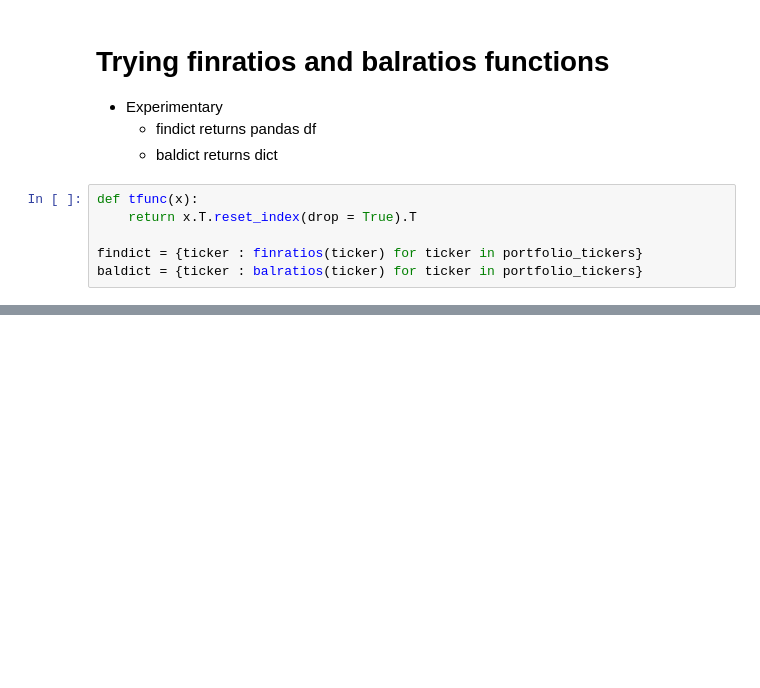
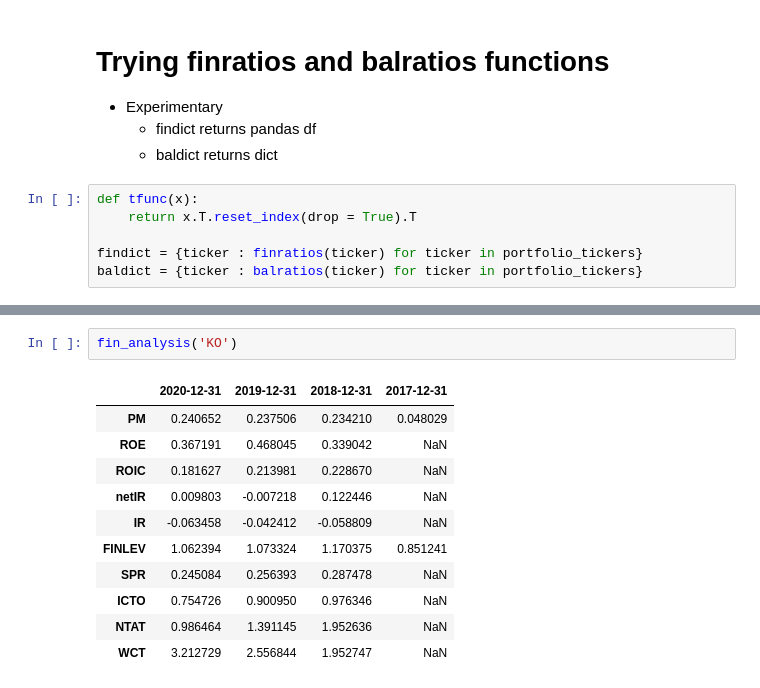
Before and after one commit to martinpanacek789/IES_Project, a Jupyter notebook: exploration.ipynb, the cells around one changed output, grey strips where cells are left out. Drawn from its saved outputs; the diff is of its cells as text; blank space fills up the shorter version.

Commit message:
Added fin_analysis function

```diff
--- a/exploration.ipynb
+++ b/exploration.ipynb
@@ -165,0 +131,14 @@ pd.concat({key : tfunc(pd.DataFrame(v).T) for key, v in baldict.items()})
+# %%
+fin_analysis('KO')
+# %% [output]
+|  | 2020-12-31 | 2019-12-31 | 2018-12-31 | 2017-12-31 |
+| PM | 0.240652 | 0.237506 | 0.234210 | 0.048029 |
+| ROE | 0.367191 | 0.468045 | 0.339042 | NaN |
+| ROIC | 0.181627 | 0.213981 | 0.228670 | NaN |
+| netIR | 0.009803 | -0.007218 | 0.122446 | NaN |
+| IR | -0.063458 | -0.042412 | -0.058809 | NaN |
+| FINLEV | 1.062394 | 1.073324 | 1.170375 | 0.851241 |
+| SPR | 0.245084 | 0.256393 | 0.287478 | NaN |
+| ICTO | 0.754726 | 0.900950 | 0.976346 | NaN |
+| NTAT | 0.986464 | 1.391145 | 1.952636 | NaN |
+| WCT | 3.212729 | 2.556844 | 1.952747 | NaN |
```
Also changed, not shown: parts of 8 cells of this notebook, 1 other file.
